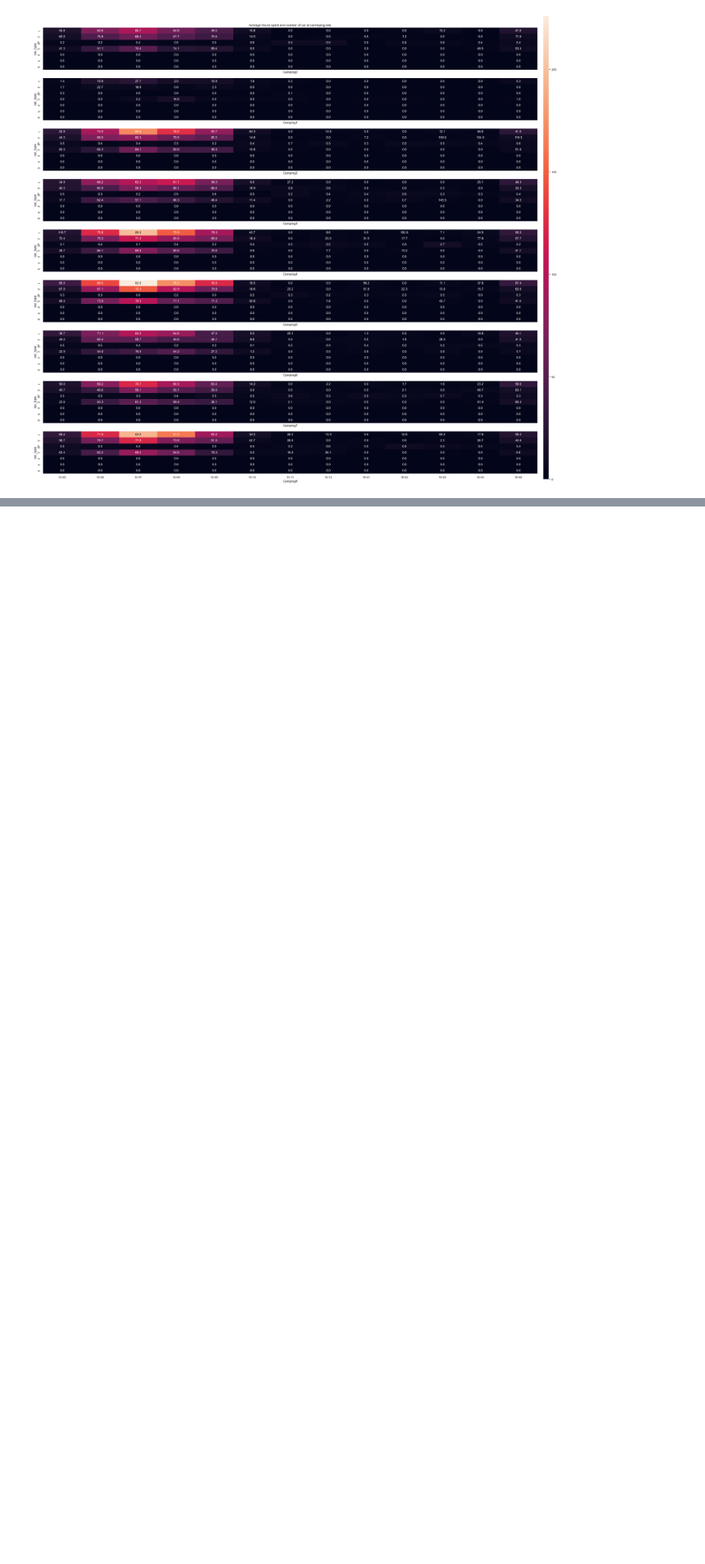
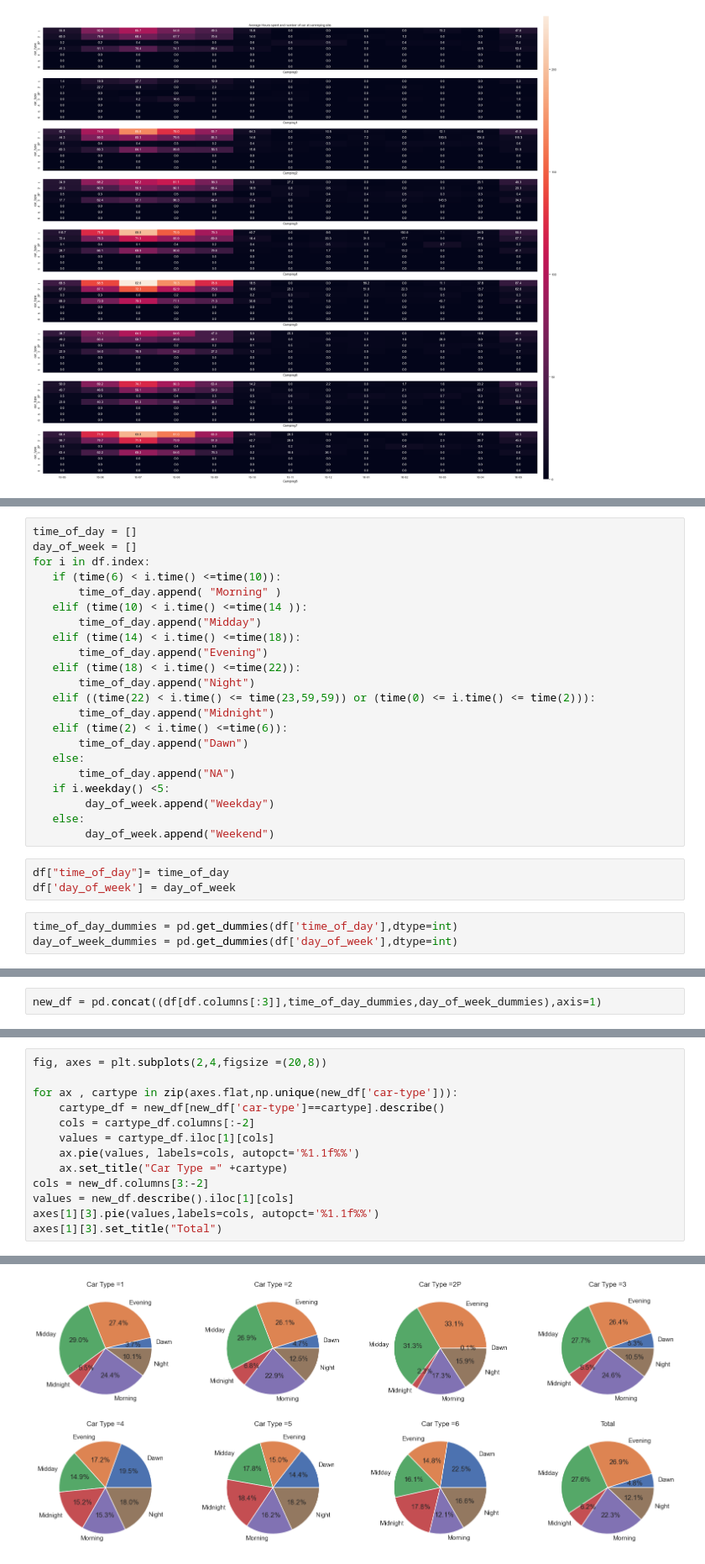
Before and after one commit to Visual-Analytics-2024/VA-Project, a Jupyter notebook: Python/Notebooks/restructuring data.ipynb, the cells around one changed output, grey strips where cells are left out. Shown: that part at 84% size. Drawn from its saved outputs; the diff is of its cells as text; blank space fills up the shorter version.

Commit message:
added code to divide day and week

```diff
--- a/Python/Notebooks/restructuring data.ipynb
+++ b/Python/Notebooks/restructuring data.ipynb
@@ -137,0 +175,28 @@ plt.show()
+# %%
+time_of_day = []
+day_of_week = []
+for i in df.index:
+   if (time(6) < i.time() <=time(10)):
+       time_of_day.append( "Morning" )
+   elif (time(10) < i.time() <=time(14 )):
+       time_of_day.append("Midday")
+   elif (time(14) < i.time() <=time(18)):
+       time_of_day.append("Evening")
+   elif (time(18) < i.time() <=time(22)):
+       time_of_day.append("Night")
+   elif ((time(22) < i.time() <= time(23,59,59)) or (time(0) <= i.time() <= time(2))):
+       time_of_day.append("Midnight")
+   elif (time(2) < i.time() <=time(6)):
+       time_of_day.append("Dawn")
+   else:
+       time_of_day.append("NA")
+   if i.weekday() <5:
+        day_of_week.append("Weekday")
+   else:
+        day_of_week.append("Weekend")
+# %%
+df["time_of_day"]= time_of_day
+df['day_of_week'] = day_of_week
+# %%
+time_of_day_dummies = pd.get_dummies(df['time_of_day'],dtype=int)
+day_of_week_dummies = pd.get_dummies(df['day_of_week'],dtype=int)
@@ -137,0 +206,2 @@ plt.show()
+# %%
+new_df = pd.concat((df[df.columns[:3]],time_of_day_dummies,day_of_week_dummies),axis=1)
@@ -137,0 +235,14 @@ plt.show()
+# %%
+fig, axes = plt.subplots(2,4,figsize =(20,8))
+
+for ax , cartype in zip(axes.flat,np.unique(new_df['car-type'])):
+    cartype_df = new_df[new_df['car-type']==cartype].describe()
+    cols = cartype_df.columns[:-2]
+    values = cartype_df.iloc[1][cols]
+    ax.pie(values, labels=cols, autopct='%1.1f%%')
+    ax.set_title("Car Type =" +cartype)
+cols = new_df.columns[3:-2]
+values = new_df.describe().iloc[1][cols]
+axes[1][3].pie(values,labels=cols, autopct='%1.1f%%')
+axes[1][3].set_title("Total")
+# %% [output]
@@ -137,0 +250 @@ plt.show()
+[figure, added]
```
Also changed, not shown: parts of 17 cells of this notebook, 3 other files.
